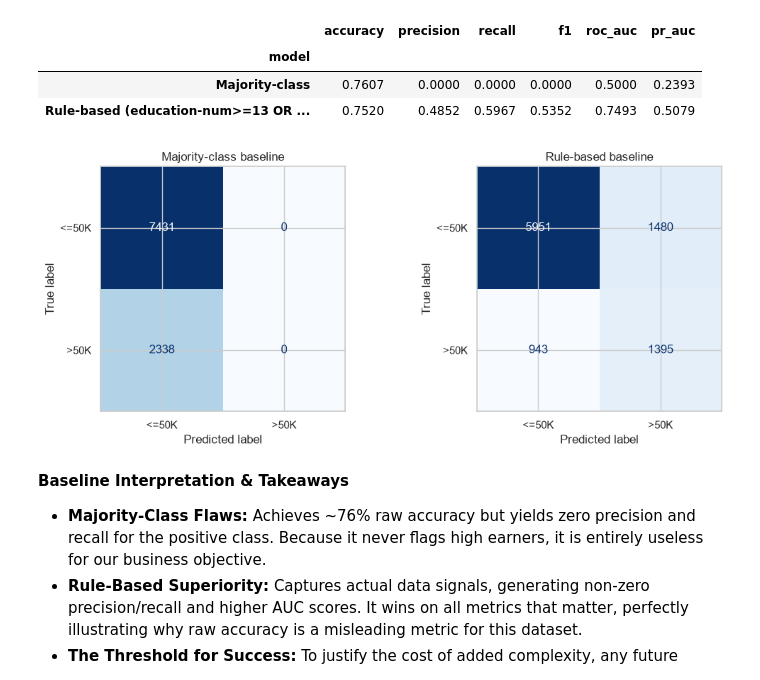
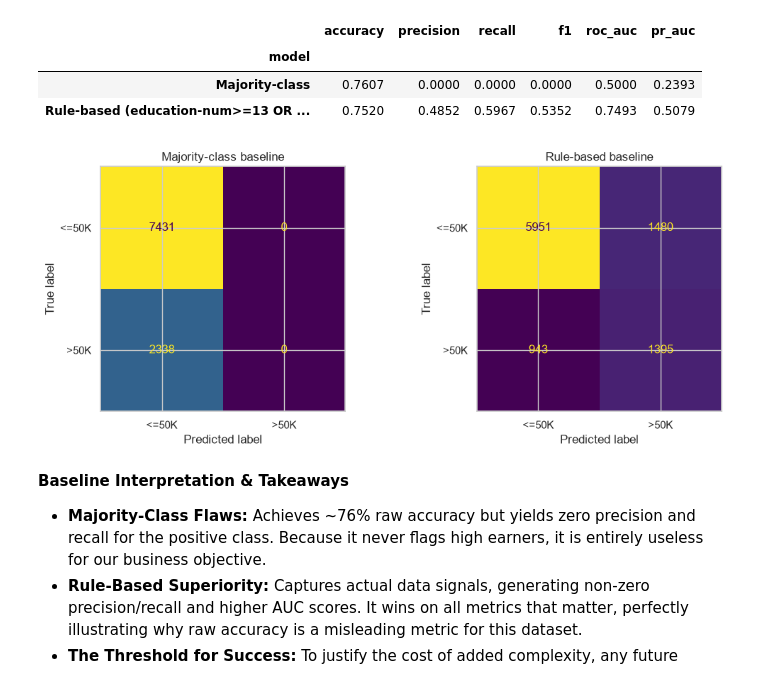
Before and after one commit to abdul-sami88/Netixsol, a Jupyter notebook: Week_4_CMIT_B2/Day1/week4_day1.ipynb, the cells around one changed output. Saved outputs shown, nothing was run; the diff lists cells and outputs as text; code cells hidden in the pictures.

```diff
--- a/Week_4_CMIT_B2/Day1/week4_day1.ipynb
+++ b/Week_4_CMIT_B2/Day1/week4_day1.ipynb
@@ -312,20 +325,20 @@ results_df
 # %%
 # Confusion matrices for both baselines
 fig, axes = plt.subplots(1, 2, figsize=(11, 4.5))
 
 cm_majority = confusion_matrix(y_test, y_pred_majority)
-ConfusionMatrixDisplay(cm_majority, display_labels=["<=50K", ">50K"]).plot(ax=axes[0], colorbar=False, cmap="Blues")
+ConfusionMatrixDisplay(cm_majority, display_labels=["<=50K", ">50K"]).plot(ax=axes[0], colorbar=False)
 axes[0].set_title("Majority-class baseline")
 
 cm_rule = confusion_matrix(y_test, y_pred_rule)
-ConfusionMatrixDisplay(cm_rule, display_labels=["<=50K", ">50K"]).plot(ax=axes[1], colorbar=False, cmap="Blues")
+ConfusionMatrixDisplay(cm_rule, display_labels=["<=50K", ">50K"]).plot(ax=axes[1], colorbar=False)
 axes[1].set_title("Rule-based baseline")
 
 plt.tight_layout()
-plt.savefig("charts/baseline_confusion_matrices.png", dpi=120)
+plt.savefig("charts/baseline_confusion_matrices.png")
 plt.show()
 # %% [output]
-[figure, old version]
+[figure, new version]
 # %% [markdown]
 **Baseline Interpretation & Takeaways**
 
```
Also changed, not shown: parts of 8 cells of this notebook, 4 other files.
